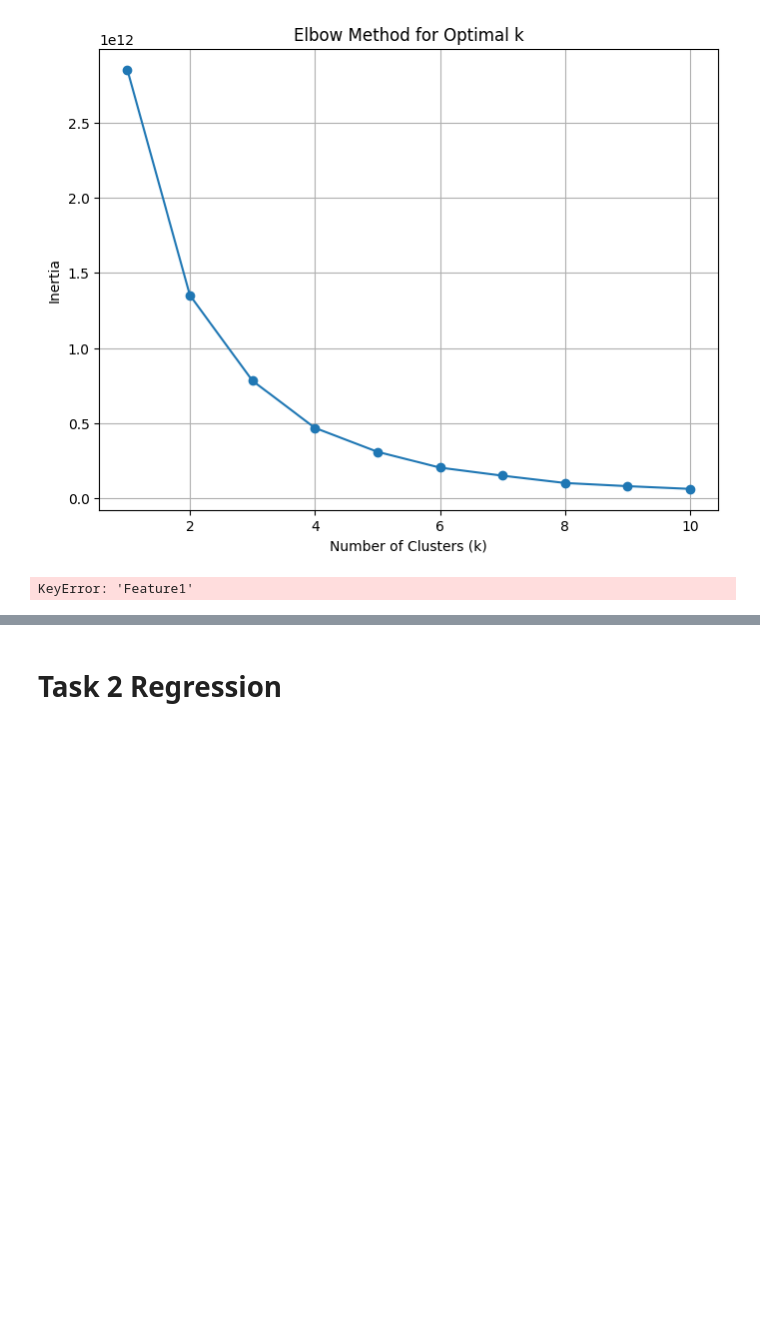
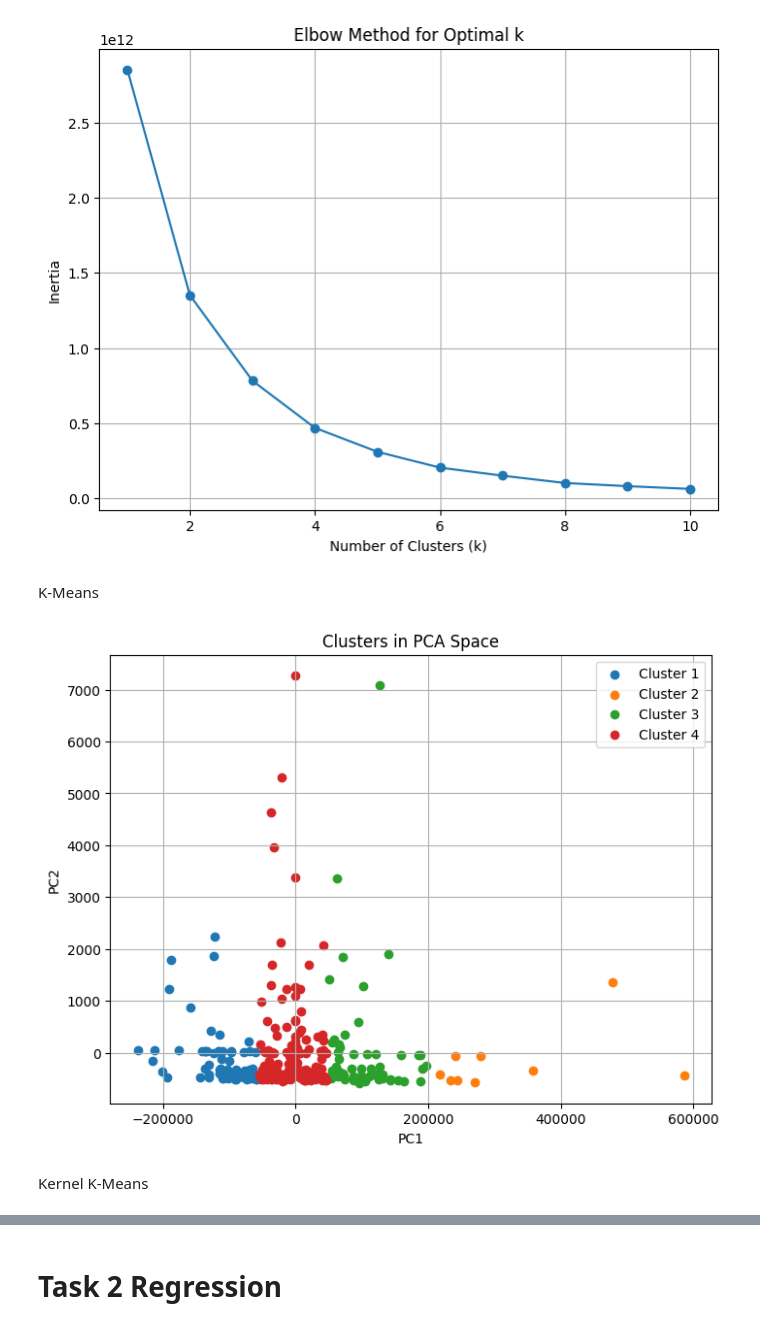
Before and after one commit to tutudaranijo/HEARTFAILURE, a Jupyter notebook: HW3AdetutuDaranijo.ipynb, the cells around one changed output, grey strips where cells are left out. Cells and saved outputs as stored; diff of their text form; code cells hidden in the pictures; blank space fills up the shorter version.

```diff
--- a/HW3AdetutuDaranijo.ipynb
+++ b/HW3AdetutuDaranijo.ipynb
@@ -117,6 +120,9 @@ heartMinusDeath
 | 297 | 45.0 | 0 | 2413 | 0 | 38 | 0 | 140000.00 | ... |
 | 298 | 50.0 | 0 | 196 | 0 | 45 | 0 | 395000.00 | ... |
 299 rows × 12 columns
+# %%
+pca = PCA(n_components=2)
+pca_heartMinusDeath = pca.fit_transform(heartMinusDeath.to_numpy())
 # %%
 # optimal clusters
 # elbow method
@@ -128,7 +134,7 @@ k_range = range(1, 11)
 
 for k in k_range:
     kmeans = KMeans(n_clusters=k, random_state=0)
-    kmeans.fit(heartMinusDeath)
+    kmeans.fit(pca_heartMinusDeath)
     inertia.append(kmeans.inertia_)
 
 # Plot
@@ -141,30 +147,46 @@ plt.grid(True)
 plt.show()
 # %% [output]
 [figure]
-# %%
-k = 3
-
-# Initialize the KMeans model
-kmeans = KMeans(n_clusters=k, random_state=0)
-
-# Fit the model to your data
-kmeans.fit(heartMinusDeath)
-
-# Get cluster assignments for each data point
-cluster_labels = kmeans.labels_
-
-# Get cluster centroids
-cluster_centers = kmeans.cluster_centers_
-
-# Add the cluster labels to your DataFrame
-heartMinusDeath['Cluster'] = cluster_labels
-
-# Visualize the results, for example, with a scatter plot
-plt.scatter(heartMinusDeath['Feature1'], heartMinusDeath['Feature2'], c=cluster_labels)
-plt.scatter(cluster_centers[:, 0], cluster_centers[:, 1], s=200, c='red', label='Cluster Centers')
-plt.xlabel('Feature 1')
-plt.ylabel('Feature 2')
-plt.legend()
-plt.show()
-# %% [output]
-KeyError: 'Feature1'
+# %% [markdown]
+ K-Means
+# %%
+k = 4
+
+# KMeans model
+kmeans = KMeans(n_clusters=k, random_state=0)
+
+
+kmeans.fit(pca_heartMinusDeath)
+
+cluster_labels = kmeans.labels_
+
+
+cluster_centers = kmeans.cluster_centers_
+# %%
+cluster_labels = kmeans.labels_
+
+# Create a DataFrame to store the cluster labels
+pca_heartMinusDeath_df = pd.DataFrame(data=pca_heartMinusDeath, columns=[f'PC{i}' for i in range(1, pca_heartMinusDeath.shape[1] + 1)])
+
+
+pca_heartMinusDeath_df['Cluster'] = cluster_labels
+
+# Visualize the clusters using a scatter plot
+plt.figure(figsize=(8, 6))
+for cluster in range(k):
+    plt.scatter(
+        pca_heartMinusDeath_df[pca_heartMinusDeath_df['Cluster'] == cluster]['PC1'],
+        pca_heartMinusDeath_df[pca_heartMinusDeath_df['Cluster'] == cluster]['PC2'],
+        label=f'Cluster {cluster + 1}'
+    )
+
+plt.xlabel('PC1')
+plt.ylabel('PC2')
+plt.title('Clusters in PCA Space')
+plt.legend()
+plt.grid(True)
+plt.show()
+# %% [output]
+[figure, added]
+# %% [markdown]
+Kernel K-Means
```
Also changed, not shown: parts of 18 cells of this notebook.
